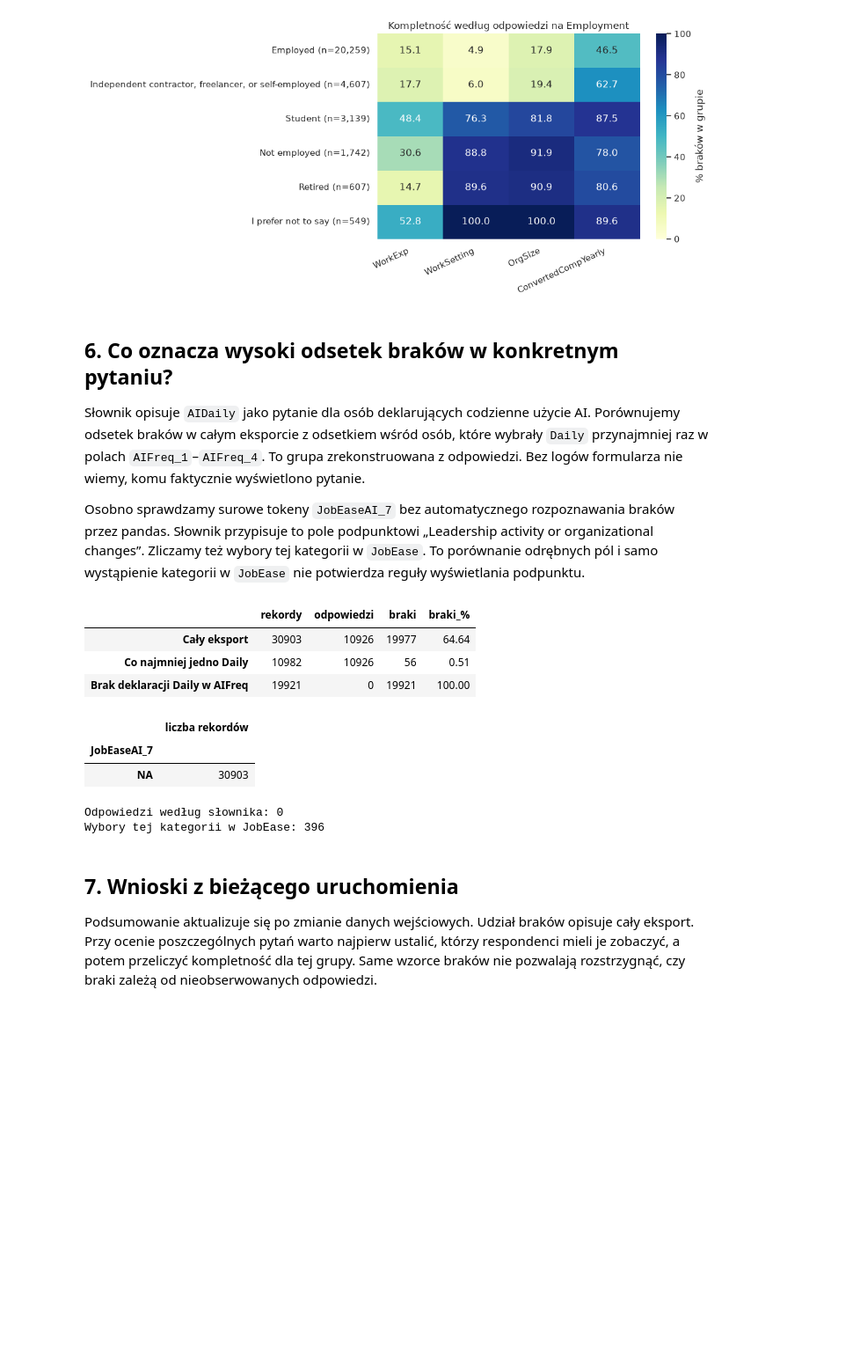
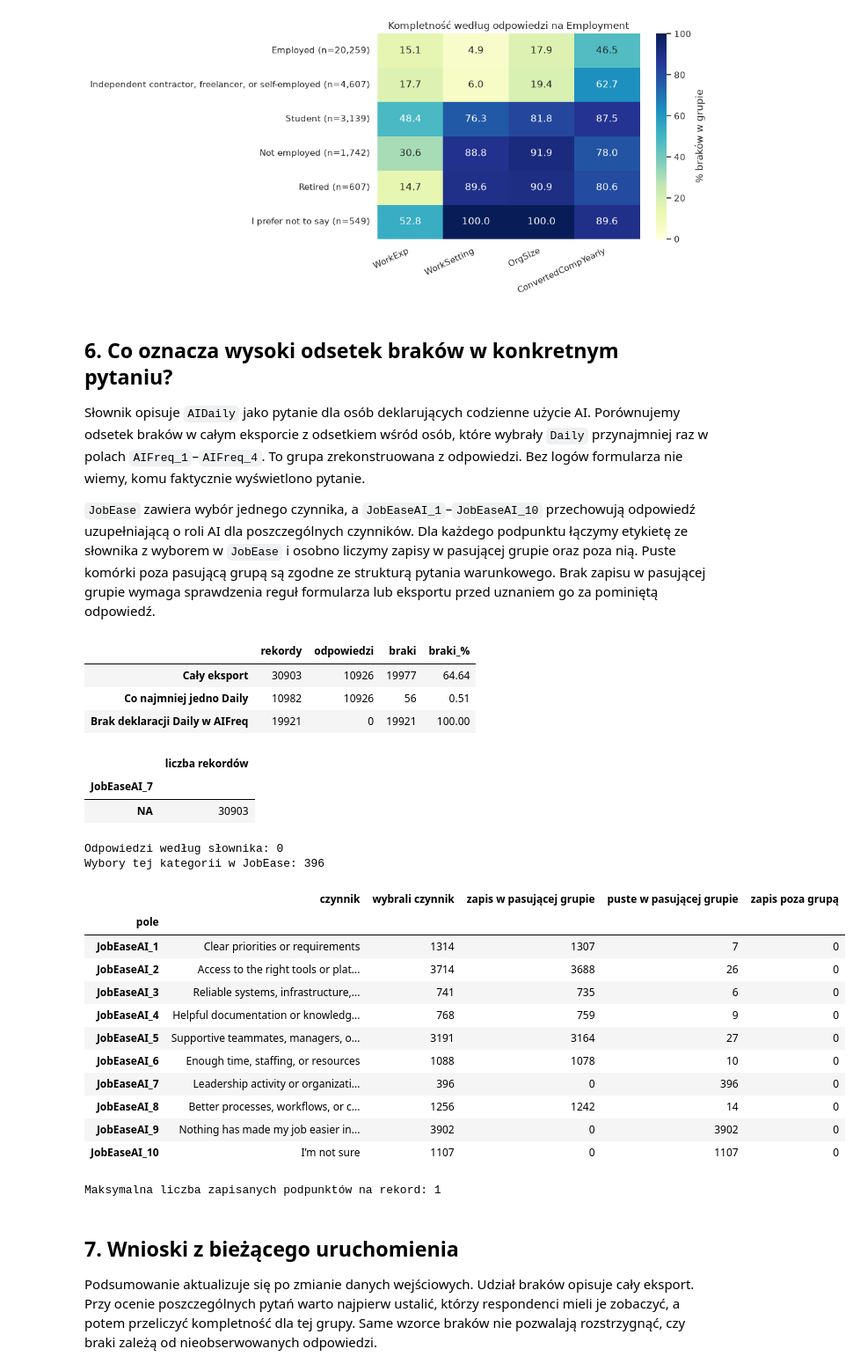
Before and after one commit to jlabuda191/AD_Python_Stack2026, a Jupyter notebook: notebooks/03_analiza_brakow_2026.ipynb, the cells around one changed output. Shown at 88% size. Saved outputs shown, nothing was run; the diff lists cells and outputs as text; code cells hidden in the pictures; blank space fills up the shorter version.

Commit message:
Rozróżnij wybór czynnika i odpowiedź uzupełniającą JobEase

```diff
--- a/notebooks/03_analiza_brakow_2026.ipynb
+++ b/notebooks/03_analiza_brakow_2026.ipynb
@@ -228,37 +228,66 @@ for group_field, outcomes in group_checks.items():
 
 Słownik opisuje `AIDaily` jako pytanie dla osób deklarujących codzienne użycie AI. Porównujemy odsetek braków w całym eksporcie z odsetkiem wśród osób, które wybrały `Daily` przynajmniej raz w polach `AIFreq_1`–`AIFreq_4`. To grupa zrekonstruowana z odpowiedzi. Bez logów formularza nie wiemy, komu faktycznie wyświetlono pytanie.
 
-Osobno sprawdzamy surowe tokeny `JobEaseAI_7` bez automatycznego rozpoznawania braków przez pandas. Słownik przypisuje to pole podpunktowi „Leadership activity or organizational changes”. Zliczamy też wybory tej kategorii w `JobEase`. To porównanie odrębnych pól i samo wystąpienie kategorii w `JobEase` nie potwierdza reguły wyświetlania podpunktu.
+`JobEase` zawiera wybór jednego czynnika, a `JobEaseAI_1`–`JobEaseAI_10` przechowują odpowiedź uzupełniającą o roli AI dla poszczególnych czynników. Dla każdego podpunktu łączymy etykietę ze słownika z wyborem w `JobEase` i osobno liczymy zapisy w pasującej grupie oraz poza nią. Puste komórki poza pasującą grupą są zgodne ze strukturą pytania warunkowego. Brak zapisu w pasującej grupie wymaga sprawdzenia reguł formularza lub eksportu przed uznaniem go za pominiętą odpowiedź.
 # %%
 daily = responses[[f"AIFreq_{i}" for i in range(1, 5)]].eq("Daily").any(axis=1)
 daily_bases = {
     "Cały eksport": missing["AIDaily"],
     "Co najmniej jedno Daily": missing.loc[daily, "AIDaily"],
     "Brak deklaracji Daily w AIFreq": missing.loc[~daily, "AIDaily"],
 }
 display(pd.DataFrame.from_dict({
     label: {"rekordy": len(mask), "odpowiedzi": int((~mask).sum()),
             "braki": int(mask.sum()), "braki_%": mask.mean() * 100}
     for label, mask in daily_bases.items()
 }, orient="index").round(2))
 
 raw_subquestion = pd.read_csv(
     responses_path, usecols=["JobEaseAI_7"], dtype=str, na_filter=False,
 )["JobEaseAI_7"]
 display(raw_subquestion.value_counts().rename("liczba rekordów").to_frame())
 print("Odpowiedzi według słownika:", int(schema_counts.loc["JobEaseAI_7"]))
 print("Wybory tej kategorii w JobEase:",
       int(responses["JobEase"].eq("Leadership activity or organizational changes").sum()))
+
+job_ease_rows = []
+for item in schema.loc[schema["column"].str.startswith("JobEaseAI_")].itertuples(index=False):
+    selected_factor = responses["JobEase"].eq(item.sub).fillna(False)
+    recorded = ~missing[item.column]
+    job_ease_rows.append({
+        "pole": item.column,
+        "czynnik": item.sub,
+        "wybrali czynnik": int(selected_factor.sum()),
+        "zapis w pasującej grupie": int((selected_factor & recorded).sum()),
+        "puste w pasującej grupie": int((selected_factor & ~recorded).sum()),
+        "zapis poza grupą": int((~selected_factor & recorded).sum()),
+    })
+display(pd.DataFrame(job_ease_rows).set_index("pole"))
+print("Maksymalna liczba zapisanych podpunktów na rekord:",
+      int((~missing.filter(regex=r"^JobEaseAI_")).sum(axis=1).max()))
 # %% [output]
 |  | rekordy | odpowiedzi | braki | braki_% |
 | Cały eksport | 30903 | 10926 | 19977 | 64.64 |
 | Co najmniej jedno Daily | 10982 | 10926 | 56 | 0.51 |
 | Brak deklaracji Daily w AIFreq | 19921 | 0 | 19921 | 100.00 |
 |  | liczba rekordów |
 | JobEaseAI_7 |  |
 | NA | 30903 |
 Odpowiedzi według słownika: 0
 Wybory tej kategorii w JobEase: 396
+|  | czynnik | wybrali czynnik | zapis w pasującej grupie | puste w pasującej grupie | zapis poza grupą |
+| pole |  |  |  |  |  |
+| JobEaseAI_1 | Clear priorities or requirements | 1314 | 1307 | 7 | 0 |
+| JobEaseAI_2 | Access to the right tools or plat... | 3714 | 3688 | 26 | 0 |
+| JobEaseAI_3 | Reliable systems, infrastructure,... | 741 | 735 | 6 | 0 |
+| JobEaseAI_4 | Helpful documentation or knowledg... | 768 | 759 | 9 | 0 |
+| JobEaseAI_5 | Supportive teammates, managers, o... | 3191 | 3164 | 27 | 0 |
+| JobEaseAI_6 | Enough time, staffing, or resources | 1088 | 1078 | 10 | 0 |
+| JobEaseAI_7 | Leadership activity or organizati... | 396 | 0 | 396 | 0 |
+| JobEaseAI_8 | Better processes, workflows, or c... | 1256 | 1242 | 14 | 0 |
+| JobEaseAI_9 | Nothing has made my job easier in... | 3902 | 0 | 3902 | 0 |
+| JobEaseAI_10 | I’m not sure | 1107 | 0 | 1107 | 0 |
+Maksymalna liczba zapisanych podpunktów na rekord: 1
 # %% [markdown]
 ## 7. Wnioski z bieżącego uruchomienia
 
```
Also changed, not shown: parts of 1 cell of this notebook.
